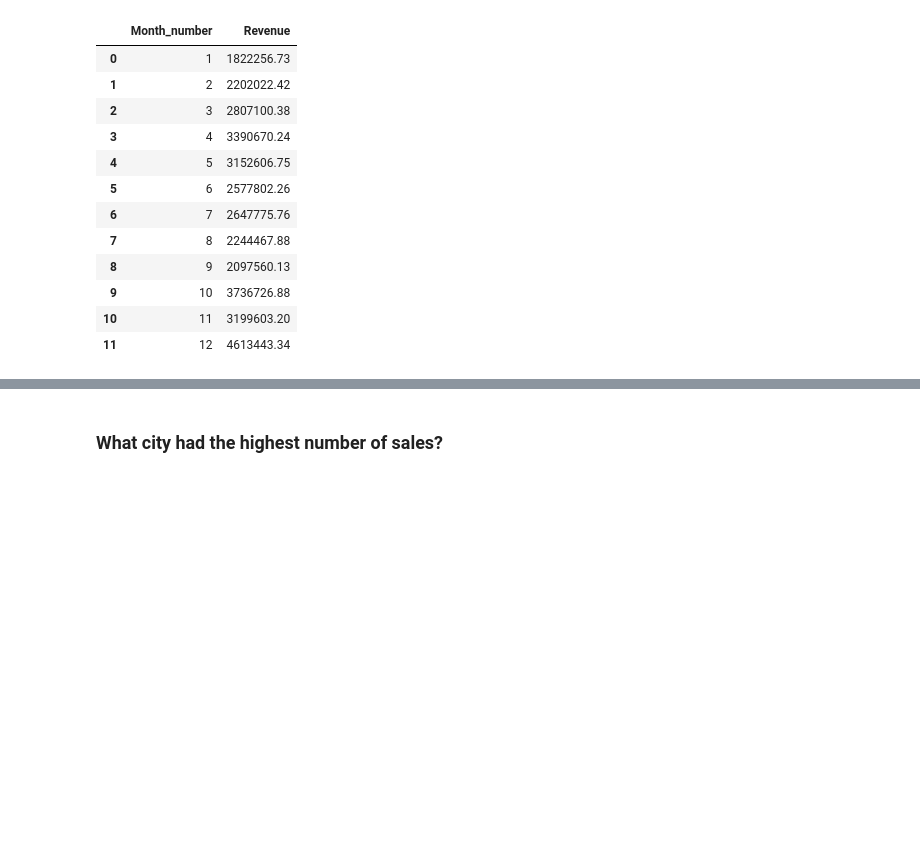
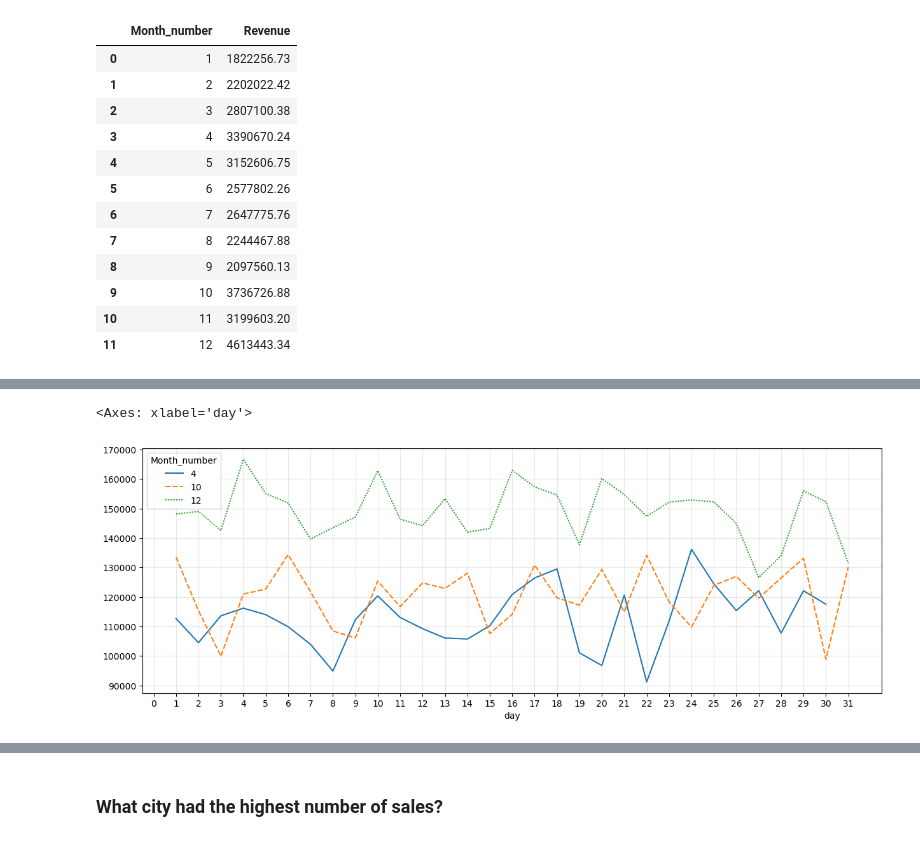
Before and after one commit to Deyazdev/projects, a Jupyter notebook: Sales anlaysis real world.ipynb, the cells around one changed output, grey strips where cells are left out. Cells and saved outputs as stored; diff of their text form; code cells hidden in the pictures; blank space fills up the shorter version.

```diff
--- a/Sales anlaysis real world.ipynb
+++ b/Sales anlaysis real world.ipynb
@@ -187,0 +204,12 @@ sns.barplot(monthplot,x =  'Month_number', y = 'Revenue')
+# %%
+
+highsales_months = sales[sales.Month_number.isin([12,4,10])]
+grouped = highsales_months.groupby(['Month_number', 'day'])['Revenue'].sum().reset_index()
+groupedline = grouped.pivot(index = 'day', columns = 'Month_number', values = 'Revenue')
+plt.figure(figsize=(15,5))
+plt.grid(alpha=0.3)
+plt.xticks(range(0,32))
+sns.lineplot(groupedline)
+# %% [output]
+<Axes: xlabel='day'>
+[figure, added]
```
Also changed, not shown: parts of 20 cells of this notebook.
